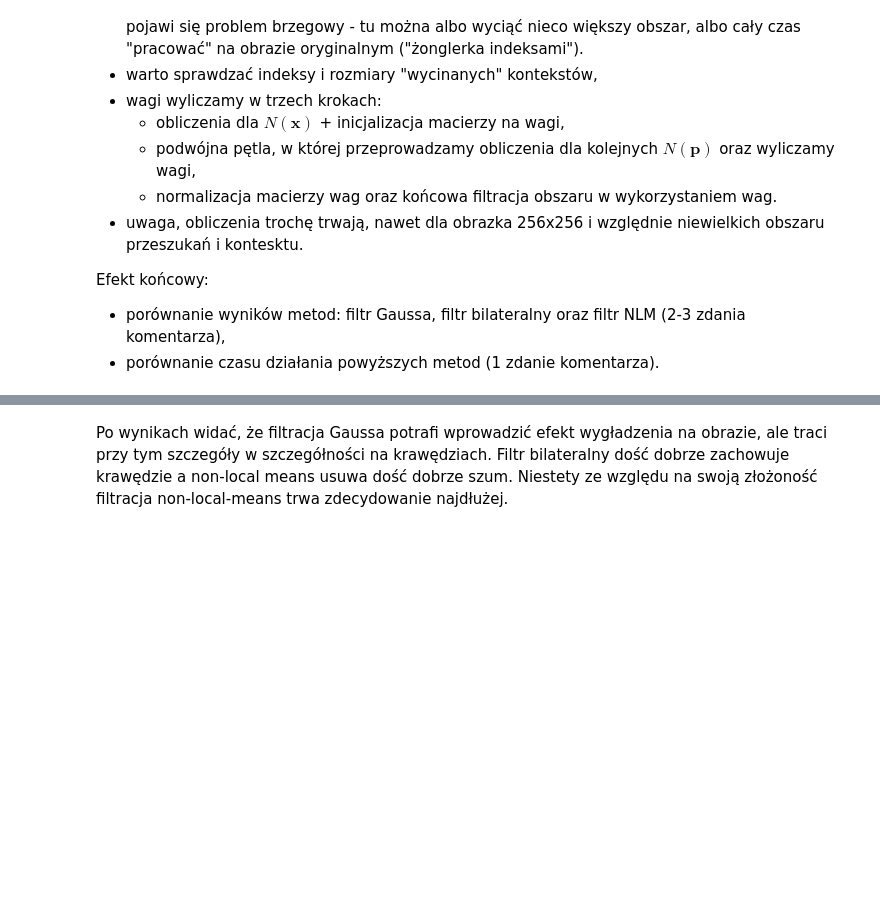
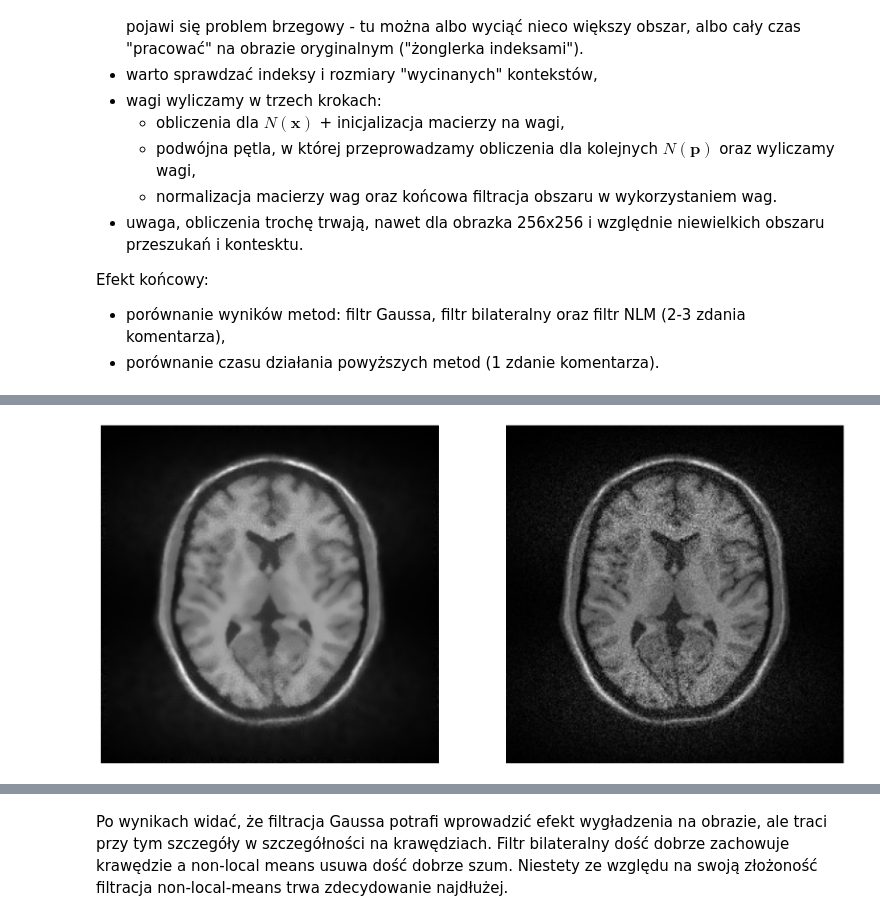
Before and after one commit to michal200292/Digital-Image-Processing, a Jupyter notebook: lab10/07_bilateral_hw.ipynb, the cells around one changed output, grey strips where cells are left out. Drawn from its saved outputs; the diff is of its cells as text; code cells hidden in the pictures; blank space fills up the shorter version.

```diff
--- a/lab10/07_bilateral_hw.ipynb
+++ b/lab10/07_bilateral_hw.ipynb
@@ -136,7 +136,7 @@ def search_area(window, context_size, gauss_kernel, alpha):
     weights /= np.sum(weights)
     return np.sum(weights*window)
 
-def non_local_means(image: np.ndarray, search_size=7, context_size=3, gauss_sigma=1, alpha=1):
+def non_local_means(image: np.ndarray, search_size=7, context_size=3, gauss_sigma=1, alpha=5):
     image_copy = image.astype(dtype=np.float32)
     gauss_kernel = create_gauss_kernel(context_size, gauss_sigma)
 
@@ -158,0 +159,5 @@ Wall time: 32.6 s
+# %%
+%%time
+non_local_means(mat['I_noisy2'], alpha=10)
+# %% [output]
+[figure, added]
```
Also changed, not shown: parts of 4 cells of this notebook, 1 other file.
